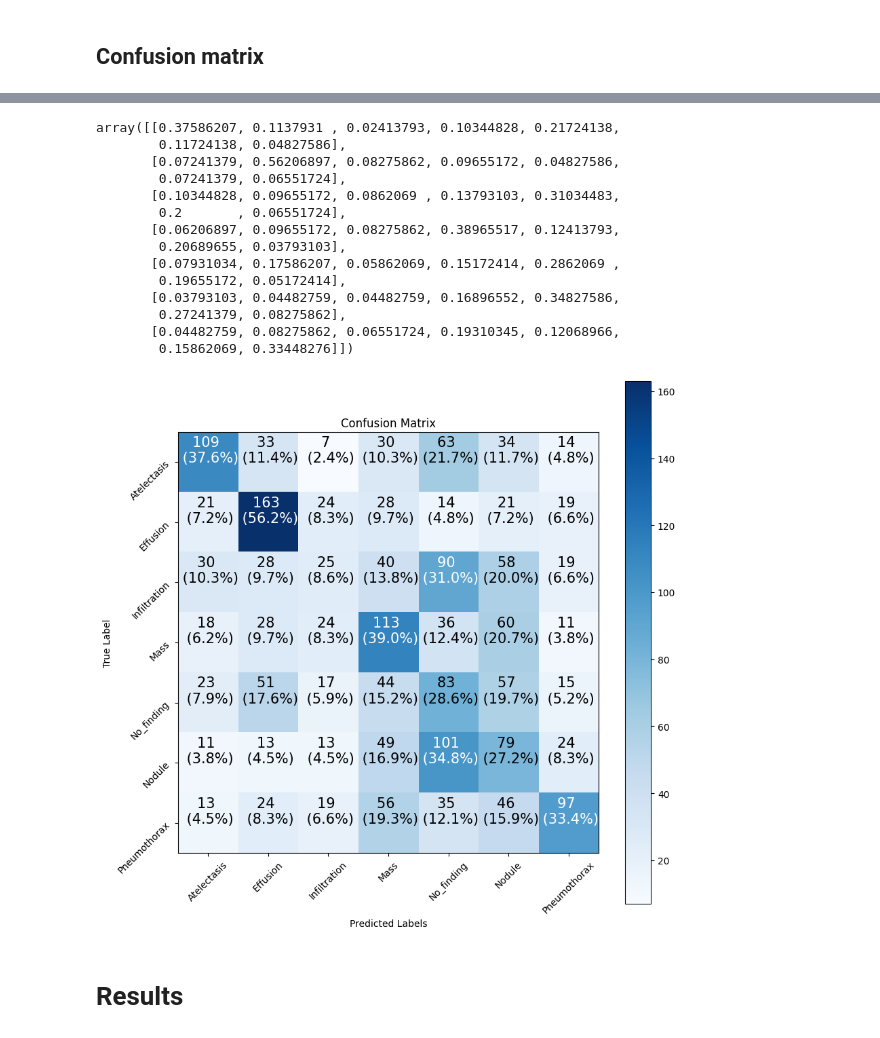
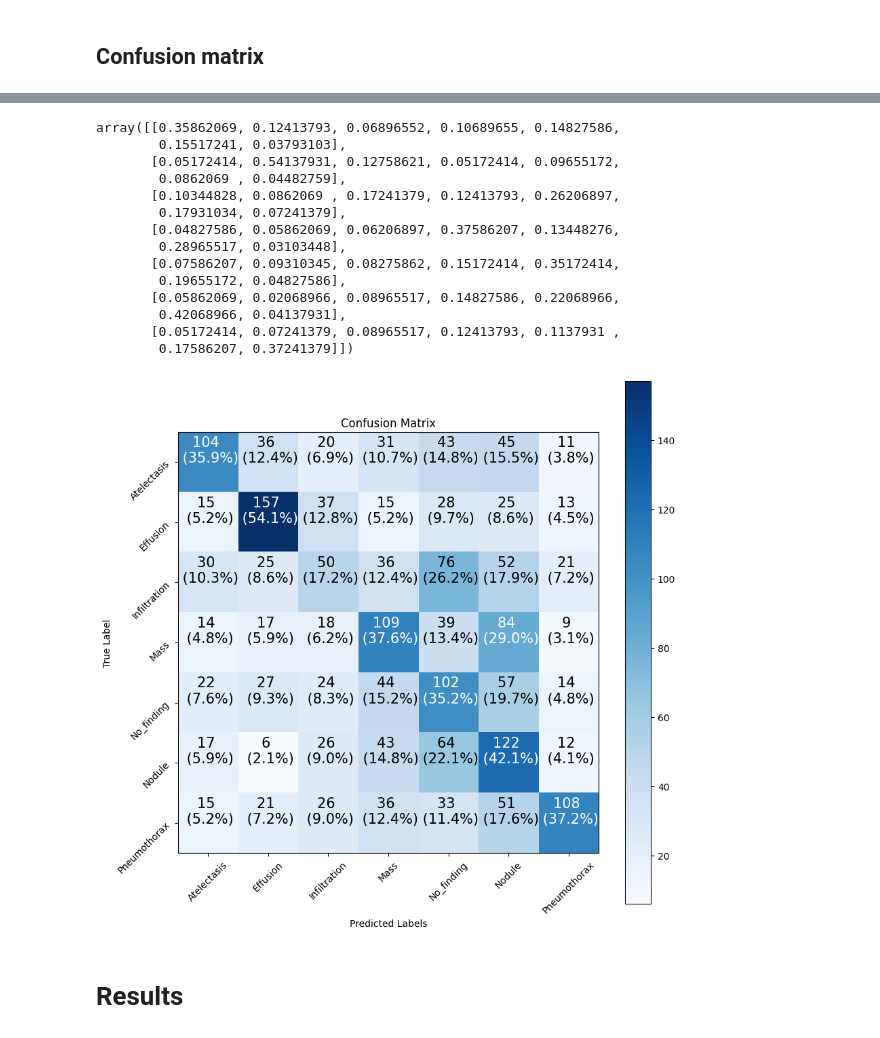
Before and after one commit to Pie98/Chest_X_rays, a Jupyter notebook: 4_models/3a_fine_tuning_max_model.ipynb, the cells around one changed output, grey strips where cells are left out. Cells and saved outputs as stored; diff of their text form; code cells hidden in the pictures.

```diff
--- a/4_models/3a_fine_tuning_max_model.ipynb
+++ b/4_models/3a_fine_tuning_max_model.ipynb
@@ -194,9 +194,9 @@ plot_loss_curve(history_fine_tuning)
 # %%
 from helper_functions import plot_confusion_matrix
 
-# Create test labels and predictions
-test_labels = []
-for images, labels in test_data.unbatch():
-  test_labels.append(tf.argmax(labels).numpy())
-test_pred_probs = fine_tuning_model.predict(test_data)
-test_predictions = tf.argmax(test_pred_probs, axis=1)
+# Create valid labels and predictions
+valid_labels = []
+for images, labels in valid_data.unbatch():
+  valid_labels.append(tf.argmax(labels).numpy())
+valid_pred_probs = fine_tuning_model.predict(valid_data)
+valid_predictions = tf.argmax(valid_pred_probs, axis=1)
@@ -203,21 +205,21 @@ test_predictions = tf.argmax(test_pred_probs, axis=1)
 # %%
-plot_confusion_matrix(test_labels, test_predictions, class_names)
+plot_confusion_matrix(valid_labels, valid_predictions, class_names)
 # %% [output]
-array([[0.37586207, 0.1137931 , 0.02413793, 0.10344828, 0.21724138,
-        0.11724138, 0.04827586],
-       [0.07241379, 0.56206897, 0.08275862, 0.09655172, 0.04827586,
-        0.07241379, 0.06551724],
-       [0.10344828, 0.09655172, 0.0862069 , 0.13793103, 0.31034483,
-        0.2       , 0.06551724],
-       [0.06206897, 0.09655172, 0.08275862, 0.38965517, 0.12413793,
-        0.20689655, 0.03793103],
-       [0.07931034, 0.17586207, 0.05862069, 0.15172414, 0.2862069 ,
-        0.19655172, 0.05172414],
-       [0.03793103, 0.04482759, 0.04482759, 0.16896552, 0.34827586,
-        0.27241379, 0.08275862],
-       [0.04482759, 0.08275862, 0.06551724, 0.19310345, 0.12068966,
-        0.15862069, 0.33448276]])
+array([[0.35862069, 0.12413793, 0.06896552, 0.10689655, 0.14827586,
+        0.15517241, 0.03793103],
+       [0.05172414, 0.54137931, 0.12758621, 0.05172414, 0.09655172,
+        0.0862069 , 0.04482759],
+       [0.10344828, 0.0862069 , 0.17241379, 0.12413793, 0.26206897,
+        0.17931034, 0.07241379],
+       [0.04827586, 0.05862069, 0.06206897, 0.37586207, 0.13448276,
+        0.28965517, 0.03103448],
+       [0.07586207, 0.09310345, 0.08275862, 0.15172414, 0.35172414,
+        0.19655172, 0.04827586],
+       [0.05862069, 0.02068966, 0.08965517, 0.14827586, 0.22068966,
+        0.42068966, 0.04137931],
+       [0.05172414, 0.07241379, 0.08965517, 0.12413793, 0.1137931 ,
+        0.17586207, 0.37241379]])
-[figure, old version]
+[figure, new version]
 # %% [markdown]
 # Results
 # %% [markdown]
```
Also changed, not shown: parts of 2 cells of this notebook, 1 other file.
